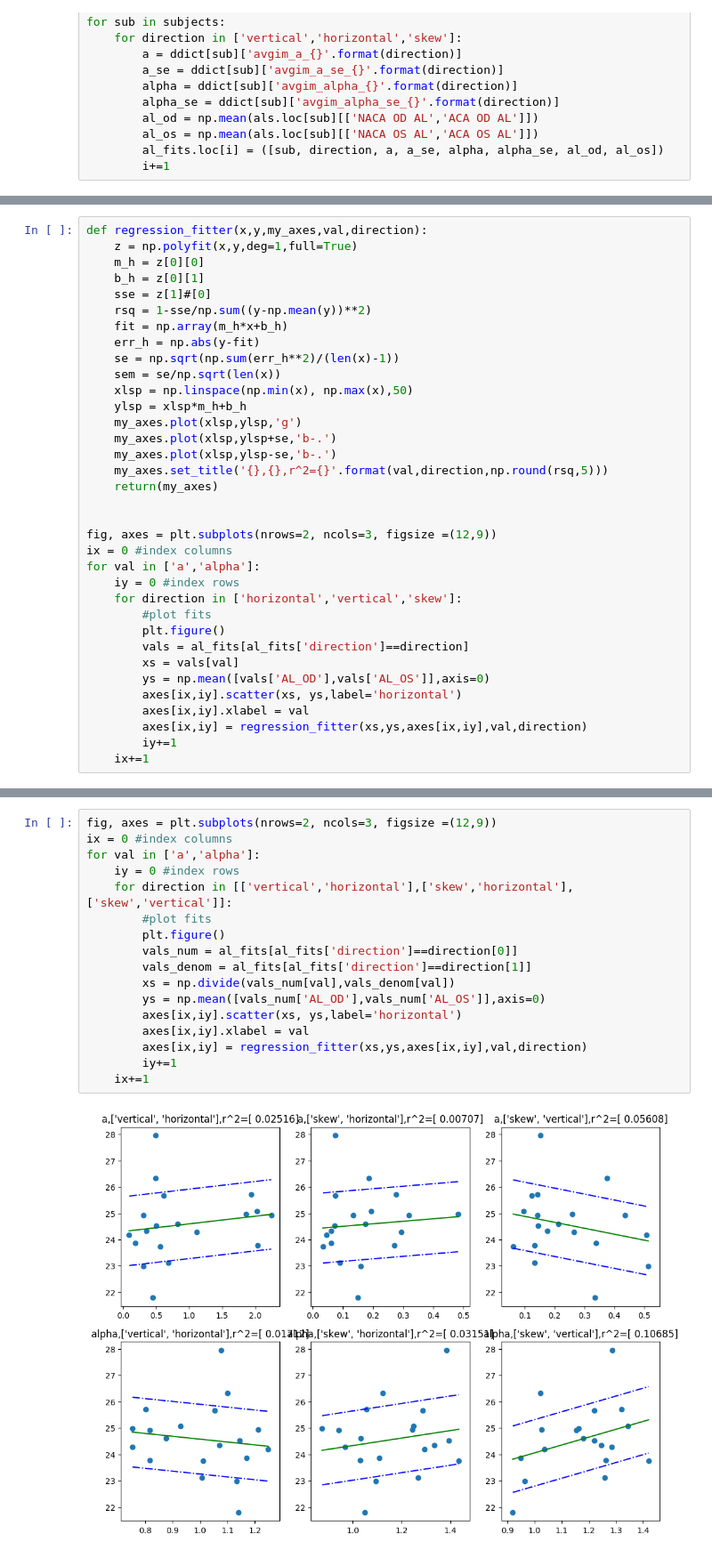
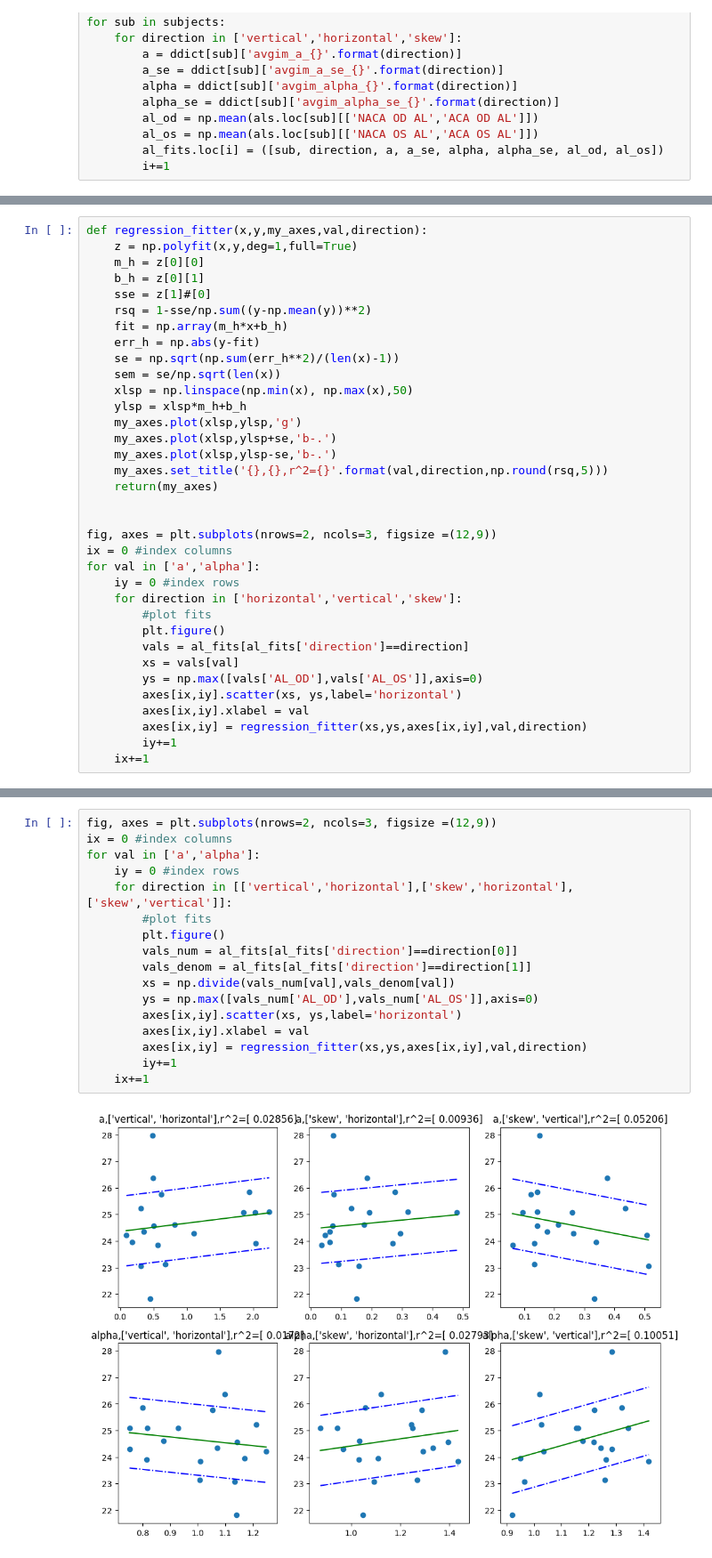
Before and after one commit to Akshugopi/myopiaNaturalScenes, a Jupyter notebook: myopiaNaturalScenes.ipynb, the cells around one changed output, grey strips where cells are left out. Shown at 89% size. Saved outputs shown, nothing was run; the diff lists cells and outputs as text.

```diff
--- a/myopiaNaturalScenes.ipynb
+++ b/myopiaNaturalScenes.ipynb
@@ -761,7 +739,7 @@ for val in ['a','alpha']:
         plt.figure()
         vals = al_fits[al_fits['direction']==direction]
         xs = vals[val]
-        ys = np.mean([vals['AL_OD'],vals['AL_OS']],axis=0)
+        ys = np.max([vals['AL_OD'],vals['AL_OS']],axis=0)
         axes[ix,iy].scatter(xs, ys,label='horizontal')
         axes[ix,iy].xlabel = val
         axes[ix,iy] = regression_fitter(xs,ys,axes[ix,iy],val,direction)
@@ -778,22 +756,22 @@ for val in ['a','alpha']:
 # %%
 fig, axes = plt.subplots(nrows=2, ncols=3, figsize =(12,9))
 ix = 0 #index columns
 for val in ['a','alpha']:
     iy = 0 #index rows
     for direction in [['vertical','horizontal'],['skew','horizontal'],['skew','vertical']]:
         #plot fits
         plt.figure()
         vals_num = al_fits[al_fits['direction']==direction[0]]
         vals_denom = al_fits[al_fits['direction']==direction[1]]
         xs = np.divide(vals_num[val],vals_denom[val])
-        ys = np.mean([vals_num['AL_OD'],vals_num['AL_OS']],axis=0)
+        ys = np.max([vals_num['AL_OD'],vals_num['AL_OS']],axis=0)
         axes[ix,iy].scatter(xs, ys,label='horizontal')
         axes[ix,iy].xlabel = val
         axes[ix,iy] = regression_fitter(xs,ys,axes[ix,iy],val,direction)
         iy+=1
     ix+=1
 # %% [output]
-[figure, old version]
+[figure, new version]
 <matplotlib.figure.Figure at 0x...>
 <matplotlib.figure.Figure at 0x...>
 <matplotlib.figure.Figure at 0x...>
```
Also changed, not shown: parts of 12 cells of this notebook.
